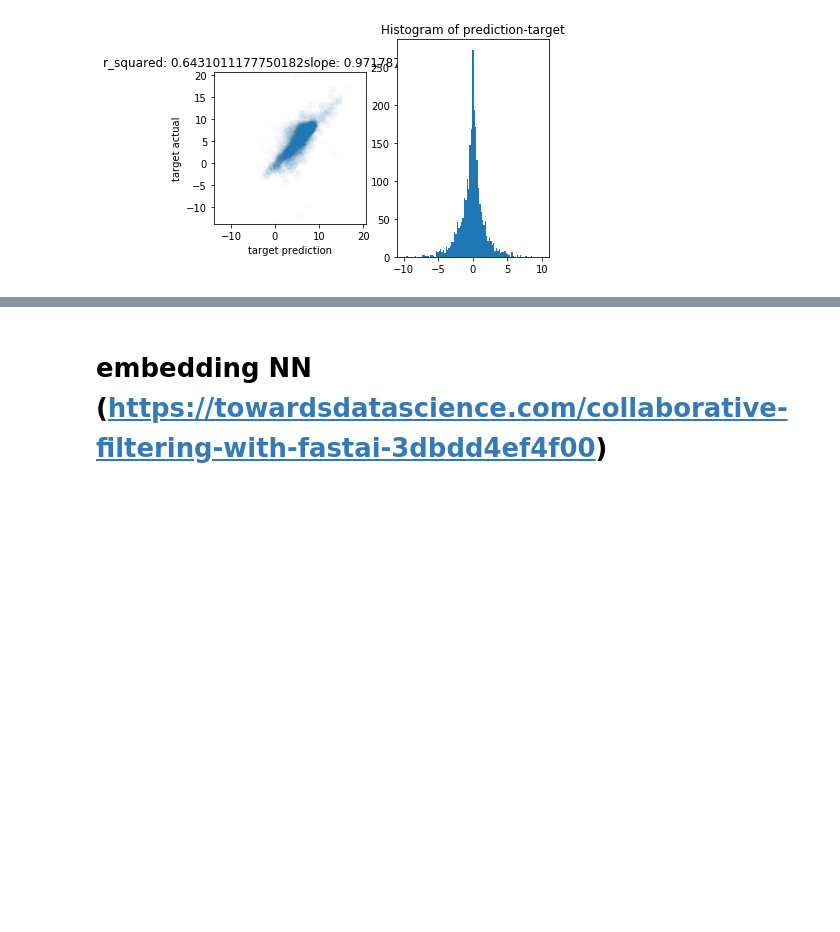
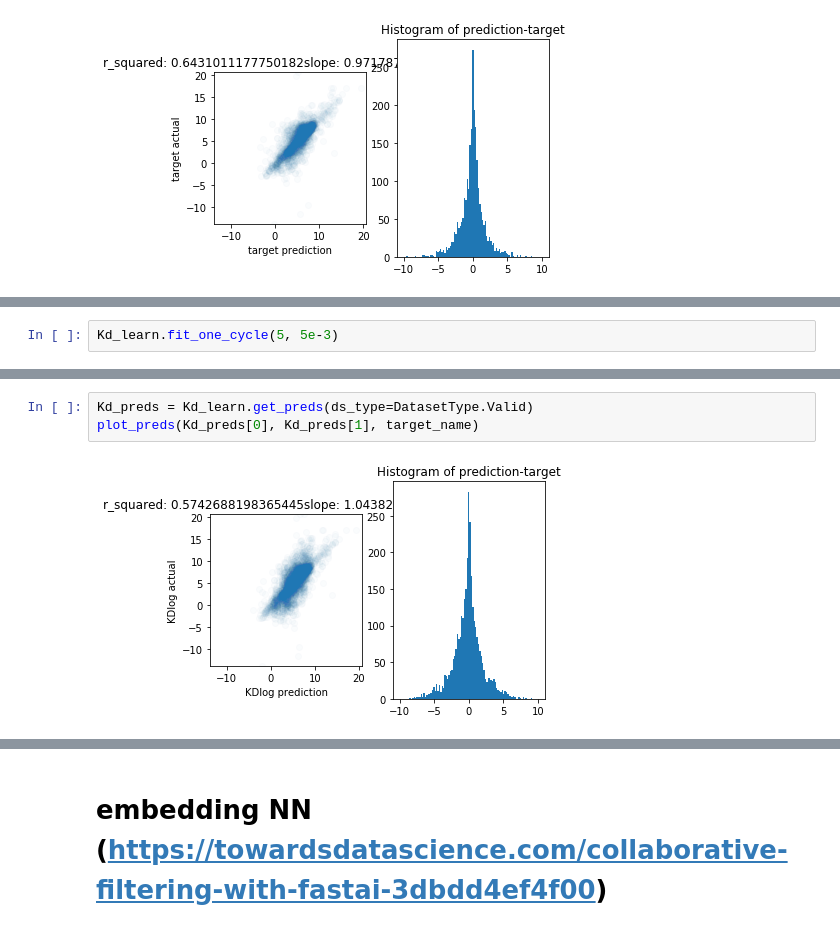
Before and after one commit to ohliumliu/fastai_v3, a Jupyter notebook: nbs/dl1/kinase/kinase.ipynb, the cells around one changed output, grey strips where cells are left out. Saved outputs shown, nothing was run; the diff lists cells and outputs as text; blank space fills up the shorter version.

```diff
--- a/nbs/dl1/kinase/kinase.ipynb
+++ b/nbs/dl1/kinase/kinase.ipynb
@@ -398,0 +407,2 @@ plot_preds(np.array(Kd_learn_valid_df[~Kd_learn_valid_df.compound_id.str.contain
+# %%
+Kd_learn.fit_one_cycle(5, 5e-3)
@@ -398,0 +417,5 @@ plot_preds(np.array(Kd_learn_valid_df[~Kd_learn_valid_df.compound_id.str.contain
+# %%
+Kd_preds = Kd_learn.get_preds(ds_type=DatasetType.Valid)
+plot_preds(Kd_preds[0], Kd_preds[1], target_name)
+# %% [output]
+[figure, added]
```
Also changed, not shown: parts of 29 cells of this notebook.
